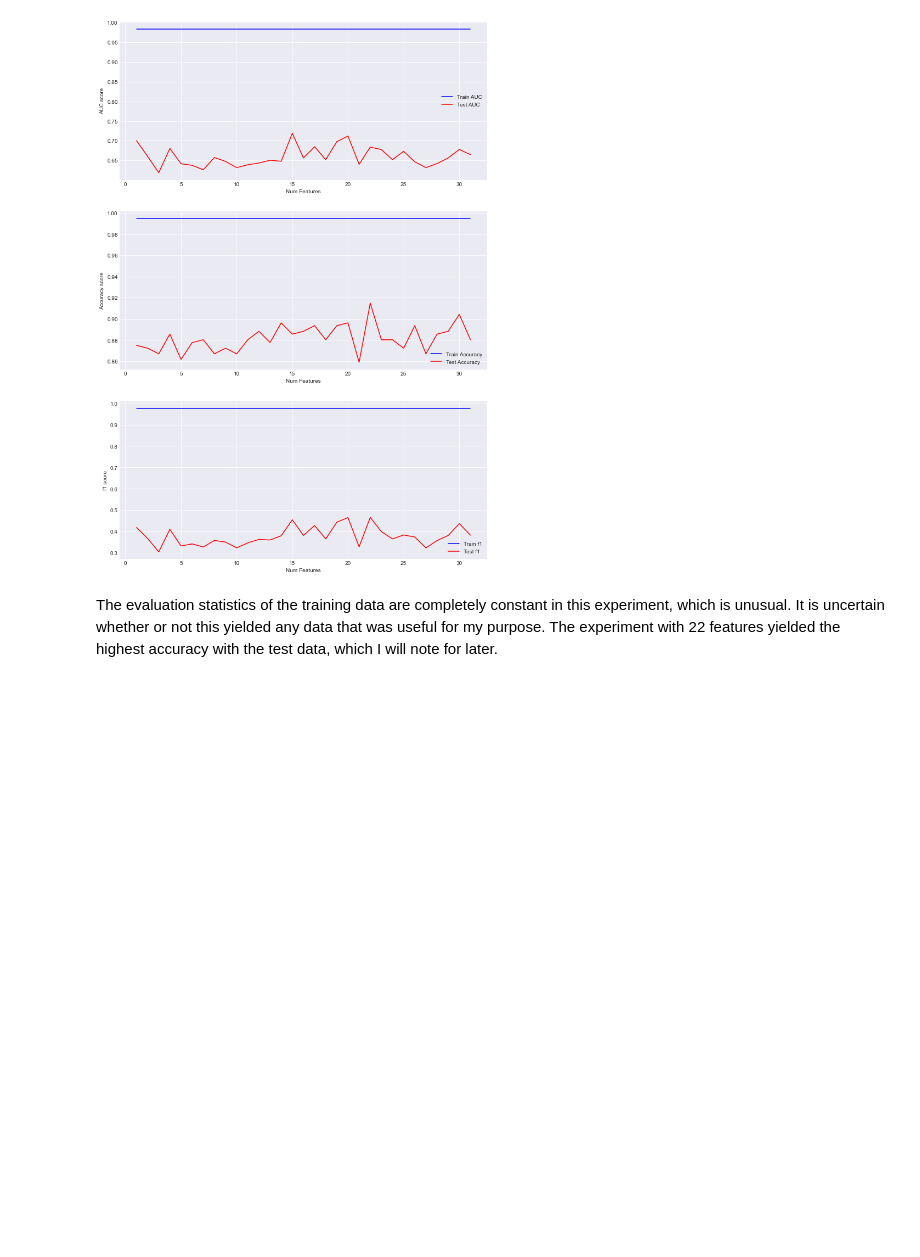
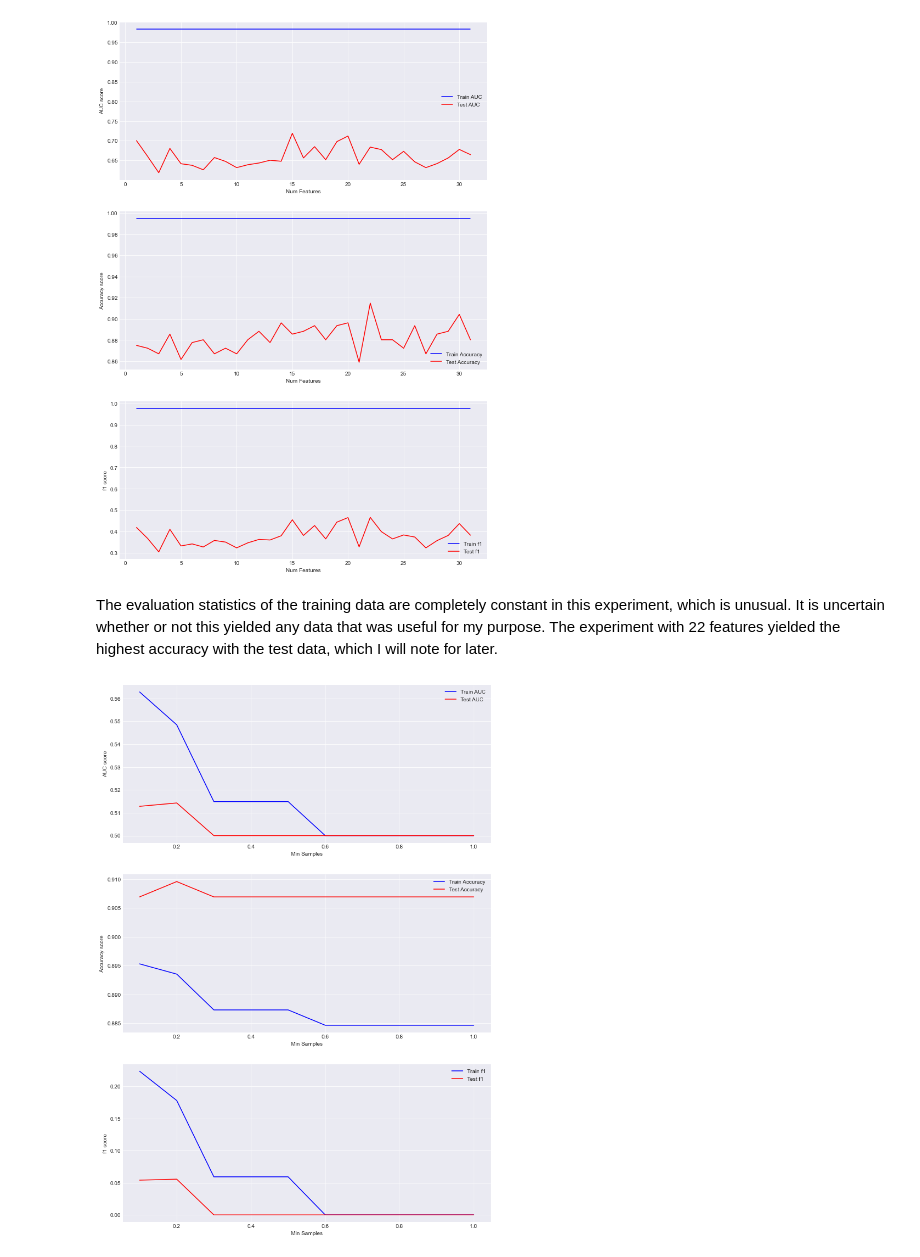
Before and after one commit to Davidkeebler/Credit_Card_Approvals_and_Denials_Prediction, a Jupyter notebook: Untitled.ipynb, the cells around one changed output. Drawn from its saved outputs; the diff is of its cells as text; code cells hidden in the pictures; blank space fills up the shorter version.

Commit message:
finishing decision tree classifier experimentation

```diff
--- a/Untitled.ipynb
+++ b/Untitled.ipynb
@@ -630,3 +630,62 @@ ax3.legend();
 [figure]
 # %% [markdown]
 The evaluation statistics of the training data are completely constant in this experiment, which is unusual. It is uncertain whether or not this yielded any data that was useful for my purpose. The experiment with 22 features yielded the highest accuracy with the test data, which I will note for later.
+# %%
+# Testing min samples split
+sample_thresholds = np.linspace(0.1, 1, 10)
+
+train_AUC = []
+train_accuracy = []
+train_f1 =[]
+
+test_AUC = []
+test_accuracy = []
+test_f1 = []
+
+for thresh in sample_thresholds:
+    # Create a new tree with a given minimum sample split size
+    dt = DecisionTreeClassifier(random_state=SEED, criterion='entropy', min_samples_split = thresh)
+    dt.fit(X_train, y_train)
+
+    train_pred = dt.predict(X_train)
+
+    # Calculate training evals for model
+    fpr, tpr, thresholds = roc_curve(y_train, train_pred)
+    auc_train = auc(fpr, tpr)
+    train_AUC.append(auc_train)
+    train_accuracy.append(accuracy_score(y_train, train_pred))
+    train_f1.append(f1_score(y_train, train_pred))
+
+    #Calculate test evals for model
+    test_pred = dt.predict(X_test)
+    fpr, tpr, threshholds = roc_curve(y_test, test_pred)
+    auc_test = auc(fpr, tpr)
+    test_AUC.append(auc_test)
+    test_accuracy.append(accuracy_score(y_test, test_pred))
+    test_f1.append(f1_score(y_test, test_pred))
+
+# Plot results
+fig, (ax1, ax2, ax3) = plt.subplots(nrows=3, figsize=(12,18))
+
+# ax1
+ax1.plot(sample_thresholds, train_AUC, 'b', label='Train AUC')
+ax1.plot(sample_thresholds, test_AUC, 'r', label='Test AUC')
+ax1.set_xlabel('Min Samples')
+ax1.set_ylabel('AUC score')
+ax1.legend()
+
+# ax2
+ax2.plot(sample_thresholds, train_accuracy, 'b', label='Train Accuracy')
+ax2.plot(sample_thresholds, test_accuracy, 'r', label='Test Accuracy')
+ax2.set_xlabel('Min Samples')
+ax2.set_ylabel('Accuracy score')
+ax2.legend()
+
+#ax3
+ax3.plot(sample_thresholds, train_f1, 'b', label='Train f1')
+ax3.plot(sample_thresholds, test_f1, 'r', label='Test f1')
+ax3.set_xlabel('Min Samples')
+ax3.set_ylabel('f1 score')
+ax3.legend();
+# %% [output]
+[figure, added]
```
Also changed, not shown: parts of 10 cells of this notebook.
